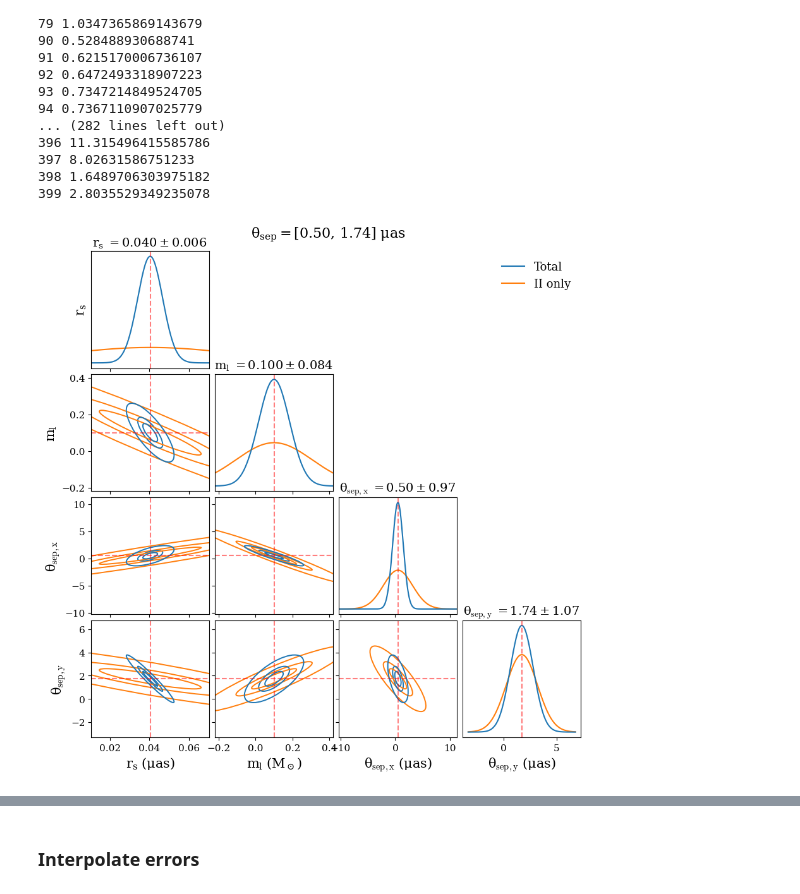
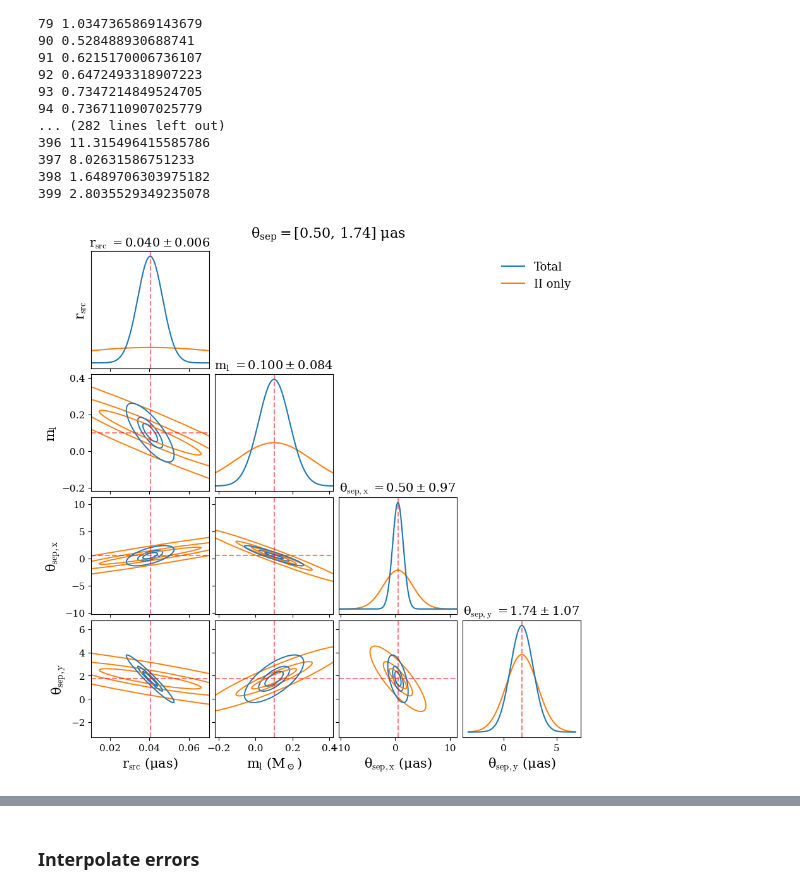
Before and after one commit to abby-moran/Quasar_microlensing_public, a Jupyter notebook: interp_grid01.ipynb, the cells around one changed output, grey strips where cells are left out. Cells and saved outputs as stored; diff of their text form; code cells hidden in the pictures.

Commit message:
Cleaned up the notebooks and redid most of the plots (in the process of redoing them all).

```diff
--- a/interp_grid01.ipynb
+++ b/interp_grid01.ipynb
@@ -21,6 +16,17 @@ data=np.load('data/macro_lens_results.npz')
 mag_fit=6.86
 B_matrix=data['inv_jacobian_fit'][0]
 phi_0=-2.07858699980682
+# %%
+from matplotlib import rc
+from matplotlib import rcParams
+
+rcParams['font.family'] = 'serif'
+rc('text', usetex=True)
+custom_preamble = {
+    "text.usetex": True,
+    "text.latex.preamble": r"\usepackage{amsmath}"
+    }
+plt.rcParams.update(custom_preamble)
 # %%
 #define image specific constants, these don't change within this file
 theta_max = 2e-10 # (half) size of image
@@ -883,10 +893,10 @@ pos_x_corner=(position_01[idx][0]-4000)*theta_step
 pos_y_corner=(position_01[idx][1]-4000)*theta_step
 mass_01_combo[idx]
 
-titles = [r"$r_s\ (mas)$", r"$m_l\ (M_\odot)$",
+titles = [r"$r_\text{src} \ (mas)$", r"$m_l\ (M_\odot)$",
           r"$\theta_{\rm sep,x}\ (mas)$", r"$\theta_{\rm sep,y}\ (mas)$"]
 
-varlabels = [r"$r_s$", r"$m_l$", r"$\theta_{\rm sep,x}$", r"$\theta_{\rm sep,y}$"]
+varlabels = [r"$r_\text{src}$", r"$m_l$", r"$\theta_{\rm sep,x}$", r"$\theta_{\rm sep,y}$"]
 units = [r"$\mu as$", r"$M_\odot$", r"$\mu as$", r"$\mu as$"]
 precision = [3, 3, 2, 2]
 
@@ -964,34 +974,34 @@ for i in range(ndim):
                 n_sigma = np.sqrt(scipy.stats.chi2.ppf(p, df=2))  # df=2 for 2D
                 plot_cov_ellipse(mean_ij, cov1_ij, ax, n_sigma=n_sigma,
                                  edgecolor=c, linewidth=1.4)
 
         ax.tick_params(labelsize=11)
 
 for i in range(ndim):
     for j in range(ndim):
         ax = axes[i, j]
         if i != ndim - 1:
             ax.tick_params(labelbottom=False)
         if j != 0:
             ax.tick_params(labelleft=False)
         #if i!=j+1:
         ax.set_xlabel(f"{varlabels[j]} ({units[j]})", fontsize=15)
         if i>-1 and j==0:
             ax.set_ylabel(f"{varlabels[i]}", fontsize=15)
 
 axes[0, -1].plot([], [], color="C0", label="Total")
 axes[0, -1].plot([], [], color="C1", label="II only")
 axes[0, -1].legend(frameon=False, fontsize=13)
 
 title=r'$\theta_{{sep}} = [$' + str(format(pos_x_corner*rad_to_arcsec, '.2f')) + ', ' + str(format(pos_y_corner*rad_to_arcsec, '.2f')) + r'$]\ \mu$as'
 fig.text( 0.5, 0.92, title, ha='center', va='top', fontsize=16)
 #plt.text(-25, 1.45, r'$\theta_{{sep}} = [-0.31,  0.57]\ \mu$as', fontsize=18);
 #plt.show()
 
 plt.savefig('figures/corner01_ell.pdf', bbox_inches='tight')
 #FileLink('figures/corner01_res.pdf')
 # %% [output]
-[figure, old version]
+[figure, new version]
 # %%
 idx=12
 pos_x_corner=(position_01[idx][0]-4000)*theta_step
```
Also changed, not shown: parts of 15 cells of this notebook, 19 other files.
